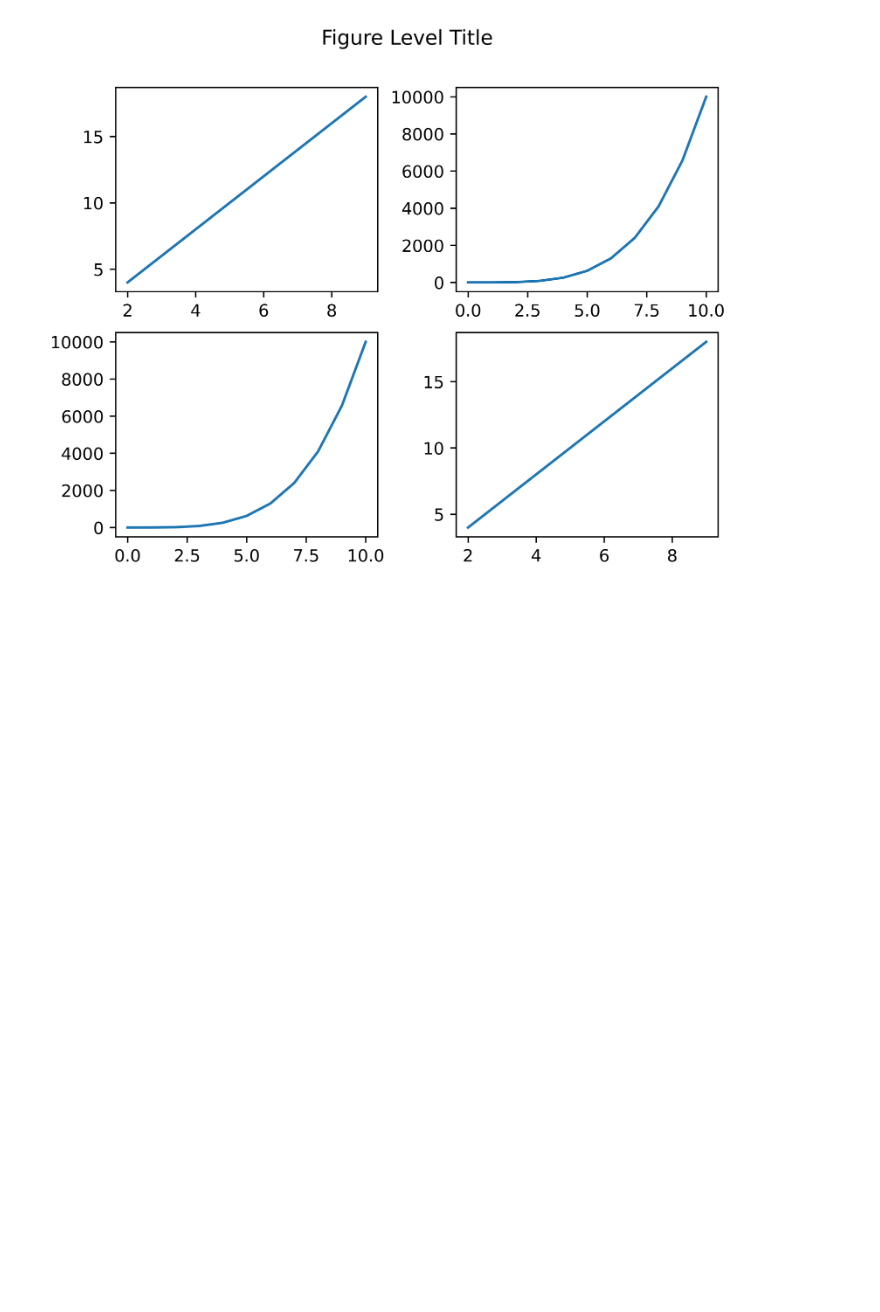
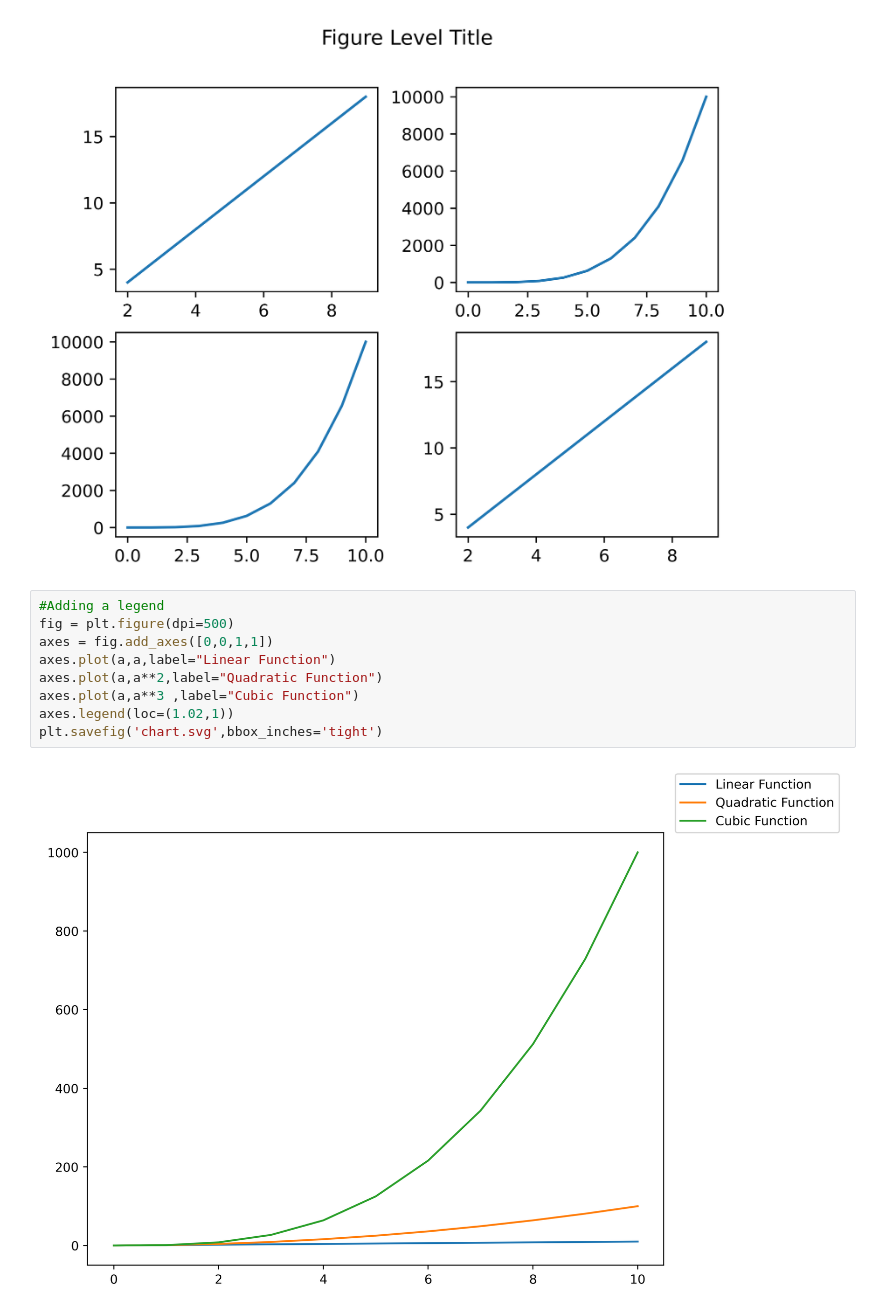
Before and after one commit to pranjalkaushik-git/jose-portilla-udemy-course-ml, a Jupyter notebook: matplotlib/Matplotlib.ipynb, the cells around one changed output. Drawn from its saved outputs; the diff is of its cells as text; blank space fills up the shorter version.

Commit message:
Compleded Legend chapter

```diff
--- a/matplotlib/Matplotlib.ipynb
+++ b/matplotlib/Matplotlib.ipynb
@@ -138,3 +138,14 @@ fig.dpi = 800
 fig.savefig("subplot.png",dpi=300)
 # %% [output]
 [figure]
+# %%
+#Adding a legend
+fig = plt.figure(dpi=500)
+axes = fig.add_axes([0,0,1,1])
+axes.plot(a,a,label="Linear Function")
+axes.plot(a,a**2,label="Quadratic Function")
+axes.plot(a,a**3 ,label="Cubic Function")
+axes.legend(loc=(1.02,1))
+plt.savefig('chart.svg',bbox_inches='tight')
+# %% [output]
+[figure, added]
```
Also changed, not shown: parts of 2 cells of this notebook, 1 other file.
